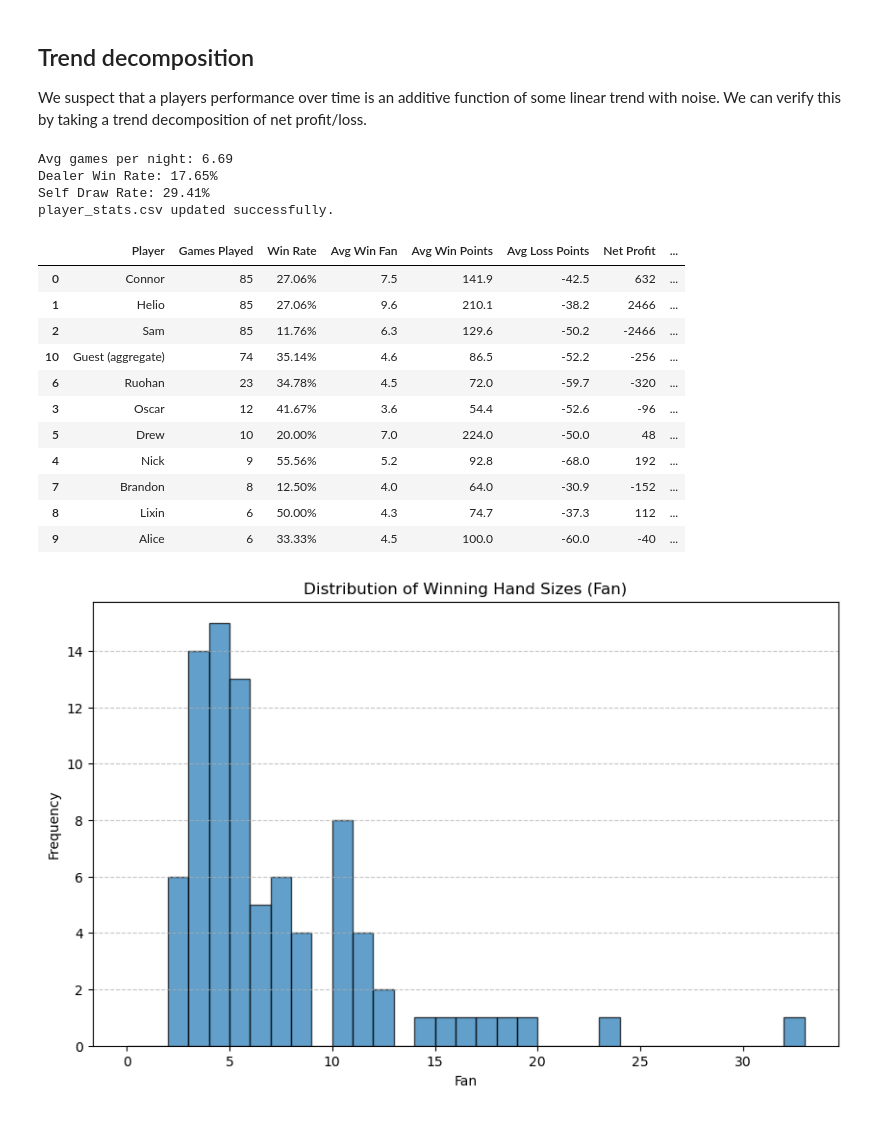
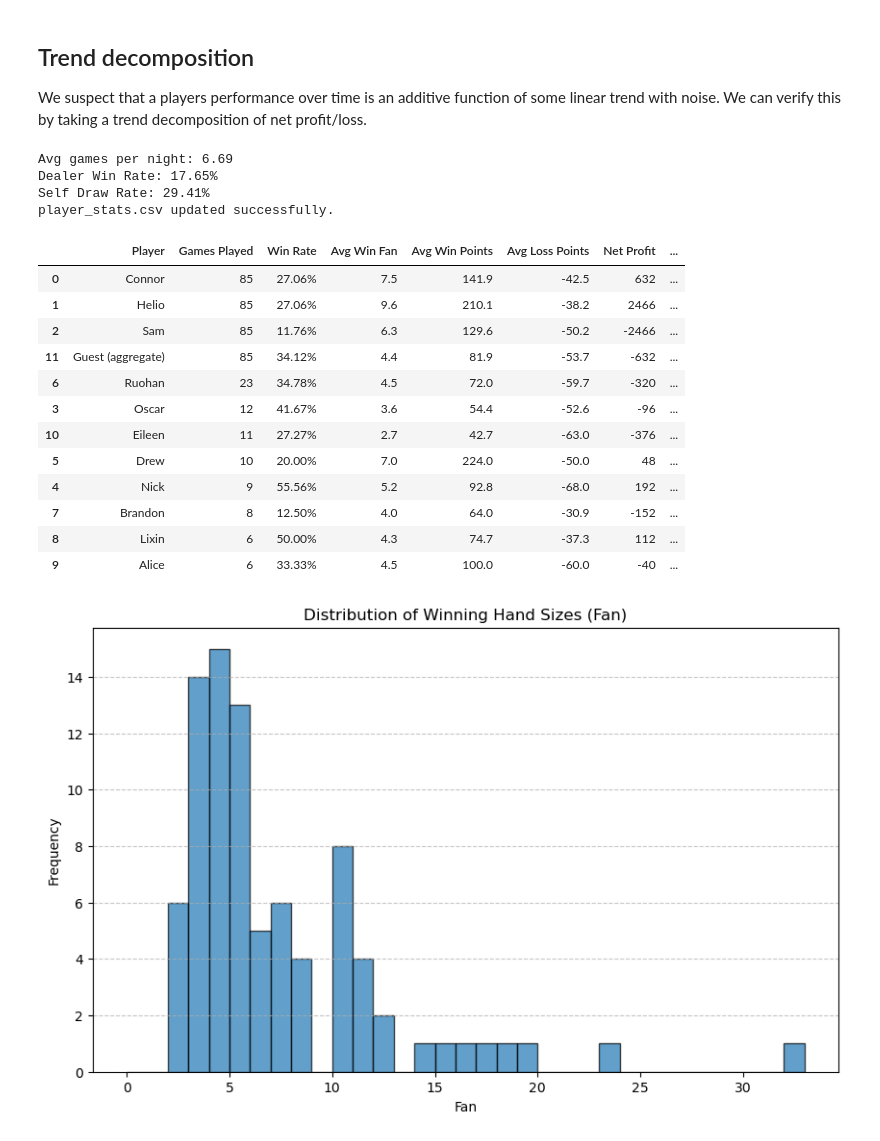
Before and after one commit to Conair94/Lifetime-Mahjong-Performance, a Jupyter notebook: Season 2 Data/Processing.ipynb, the cells around one changed output. Drawn from its saved outputs; the diff is of its cells as text; code cells hidden in the pictures.

```diff
--- a/Season 2 Data/Processing.ipynb
+++ b/Season 2 Data/Processing.ipynb
@@ -146,7 +146,7 @@ print(f"Self Draw Rate: {self_draw_rate:.2%}")
 # 4. Player Stats (Win Rate, Avg Fan, Points)
 player_stats = []
 big3 = ['connor','helio','sam']
-guests = ['oscar','nick','drew','ruohan','brandon','lixin','alice']
+guests = ['oscar','nick','drew','ruohan','brandon','lixin','alice','eileen']
 all_players_list = big3 + guests
 
 for p in all_players_list:
@@ -203,36 +203,37 @@ if games_played > 0:
         'Games Played': games_played,
         'Win Rate': win_rate,
         'Avg Win Fan': f"{avg_win_fan:.1f}" if not pd.isna(avg_win_fan) else "0.0",
         'Avg Win Points': f"{avg_win_points:.1f}",
         'Avg Loss Points': f"{avg_loss_points:.1f}",
         'Net Profit': f"{int(guest_data.sum())}",
         'Expected Points Per Hand': f"{guest_data.mean():.2f}",
         'Volatility (Std)': f"{volatility:.2f}"
     })
 
 stats_df = pd.DataFrame(player_stats)
 # Sort by Games Played descending
 stats_df = stats_df.sort_values(by='Games Played', ascending=False)
 # Format Win Rate as percentage for display
 stats_df['Win Rate'] = stats_df['Win Rate'].map(lambda x: f"{x:.2%}")
 
 # Save to CSV
 stats_df.to_csv("player_stats.csv", index=False)
 print("player_stats.csv updated successfully.")
 
 display(stats_df)
 # %% [output]
 Avg games per night: 6.69
 Dealer Win Rate: 17.65%
 Self Draw Rate: 29.41%
 player_stats.csv updated successfully.
 |  | Player | Games Played | Win Rate | Avg Win Fan | Avg Win Points | Avg Loss Points | Net Profit | ... |
 | 0 | Connor | 85 | 27.06% | 7.5 | 141.9 | -42.5 | 632 | ... |
 | 1 | Helio | 85 | 27.06% | 9.6 | 210.1 | -38.2 | 2466 | ... |
 | 2 | Sam | 85 | 11.76% | 6.3 | 129.6 | -50.2 | -2466 | ... |
-| 10 | Guest (aggregate) | 74 | 35.14% | 4.6 | 86.5 | -52.2 | -256 | ... |
+| 11 | Guest (aggregate) | 85 | 34.12% | 4.4 | 81.9 | -53.7 | -632 | ... |
 | 6 | Ruohan | 23 | 34.78% | 4.5 | 72.0 | -59.7 | -320 | ... |
 | 3 | Oscar | 12 | 41.67% | 3.6 | 54.4 | -52.6 | -96 | ... |
+| 10 | Eileen | 11 | 27.27% | 2.7 | 42.7 | -63.0 | -376 | ... |
 | 5 | Drew | 10 | 20.00% | 7.0 | 224.0 | -50.0 | 48 | ... |
 | 4 | Nick | 9 | 55.56% | 5.2 | 92.8 | -68.0 | 192 | ... |
 | 7 | Brandon | 8 | 12.50% | 4.0 | 64.0 | -30.9 | -152 | ... |
```
Also changed, not shown: parts of 2 cells of this notebook, 3 other files.
